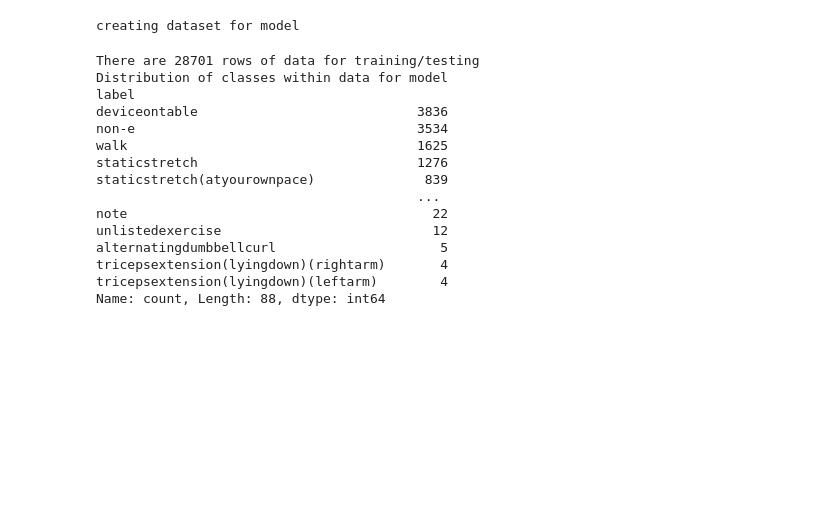
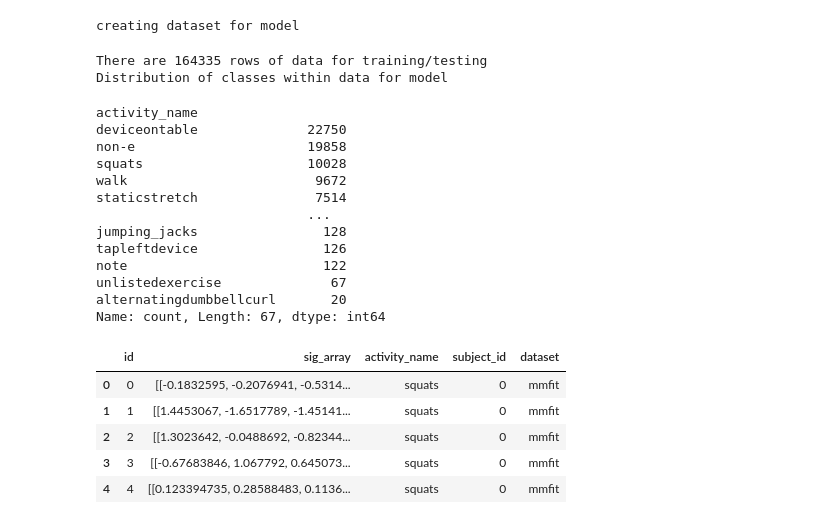
Before and after one commit to Djai284/smartwatch-activity-recognition, a Jupyter notebook: create_dataset.ipynb, the cells around one changed output. Saved outputs shown, nothing was run; the diff lists cells and outputs as text; code cells hidden in the pictures; blank space fills up the shorter version.

```diff
--- a/create_dataset.ipynb
+++ b/create_dataset.ipynb
@@ -159,26 +191,29 @@ From the above graphs it seems like the the final dataset is being processed dif
 # %%
 # create completely seperate 2 second pieces of data for testing/training
 # this creates data in a format that could be used in a CNN
-model_data = create_examples(both_df, seconds=3)
+
+window = 300
+spacer = 50
+model_data = create_examples(both_df, dim=window, between = spacer)
 # %% [output]
 creating dataset for model
 # %%
 print(f'There are {len(model_data)} rows of data for training/testing')
 print('Distribution of classes within data for model')
-print(model_data['label'].value_counts())
+model_data['activity_name'].value_counts()
 # %% [output]
-There are 28701 rows of data for training/testing
+There are 164335 rows of data for training/testing
 Distribution of classes within data for model
-label
-deviceontable                            3836
-non-e                                    3534
-walk                                     1625
-staticstretch                            1276
-staticstretch(atyourownpace)              839
-                                         ...
-note                                       22
-unlistedexercise                           12
-alternatingdumbbellcurl                     5
-tricepsextension(lyingdown)(rightarm)       4
-tricepsextension(lyingdown)(leftarm)        4
-Name: count, Length: 88, dtype: int64
+activity_name
+deviceontable              22750
+non-e                      19858
+squats                     10028
+walk                        9672
+staticstretch               7514
+                           ...
+jumping_jacks                128
+tapleftdevice                126
+note                         122
+unlistedexercise              67
+alternatingdumbbellcurl       20
+Name: count, Length: 67, dtype: int64
@@ -187,0 +220,9 @@ Name: count, Length: 88, dtype: int64
+# %%
+model_data.head()
+# %% [output]
+|  | id | sig_array | activity_name | subject_id | dataset |
+| 0 | 0 | [[-0.1832595, -0.2076941, -0.5314... | squats | 0 | mmfit |
+| 1 | 1 | [[1.4453067, -1.6517789, -1.45141... | squats | 0 | mmfit |
+| 2 | 2 | [[1.3023642, -0.0488692, -0.82344... | squats | 0 | mmfit |
+| 3 | 3 | [[-0.67683846, 1.067792, 0.645073... | squats | 0 | mmfit |
+| 4 | 4 | [[0.123394735, 0.28588483, 0.1136... | squats | 0 | mmfit |
```
Also changed, not shown: parts of 15 cells of this notebook, 3 other files.
